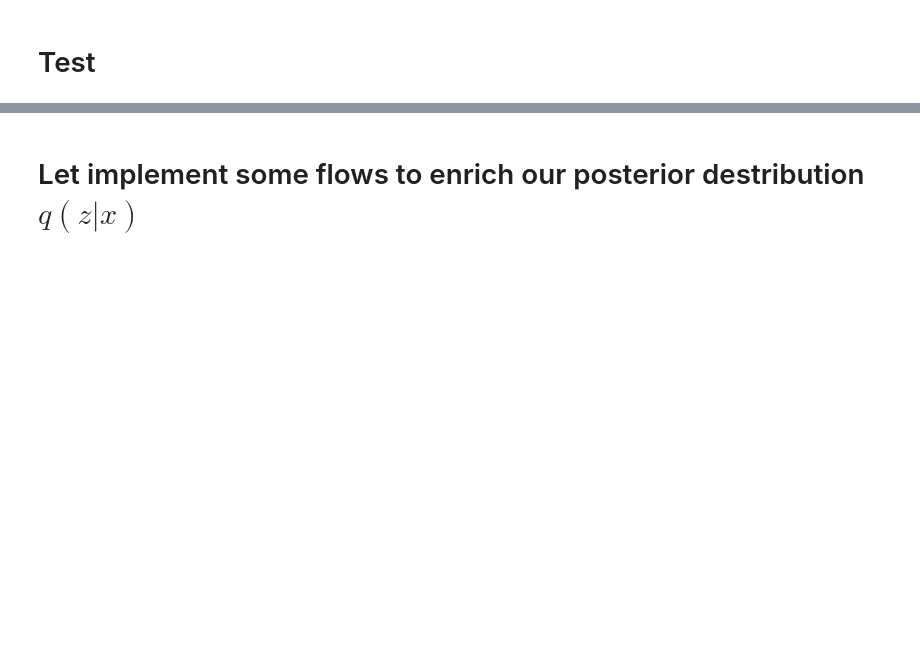
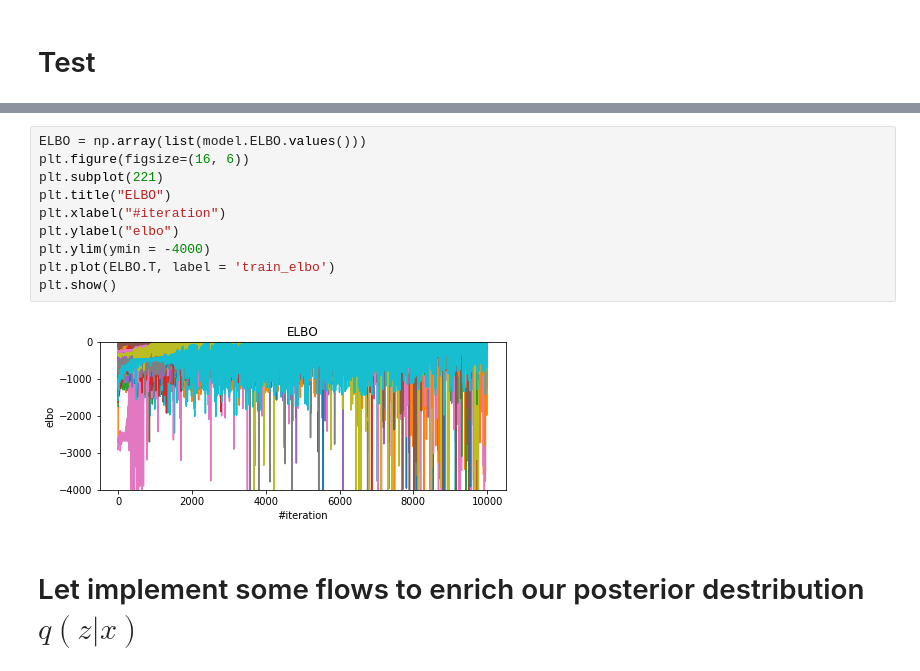
Before and after one commit to egornuzhin/bml_deep_prior, a Jupyter notebook: deep_prior.ipynb, the cells around one changed output, grey strips where cells are left out. Cells and saved outputs as stored; diff of their text form; blank space fills up the shorter version.

```diff
--- a/deep_prior.ipynb
+++ b/deep_prior.ipynb
@@ -366,3 +390,15 @@ plot_f(test_param, test_set[0])
+# %%
+ELBO = np.array(list(model.ELBO.values()))
+plt.figure(figsize=(16, 6))
+plt.subplot(221)
+plt.title("ELBO")
+plt.xlabel("#iteration")
+plt.ylabel("elbo")
+plt.ylim(ymin = -4000)
+plt.plot(ELBO.T, label = 'train_elbo')
+plt.show()
+# %% [output]
+[figure, added]
 # %% [markdown]
 # Let implement some flows to enrich our posterior destribution $q(z|x)$
 # %% [markdown]
```
Also changed, not shown: parts of 27 cells of this notebook, 2 other files.
